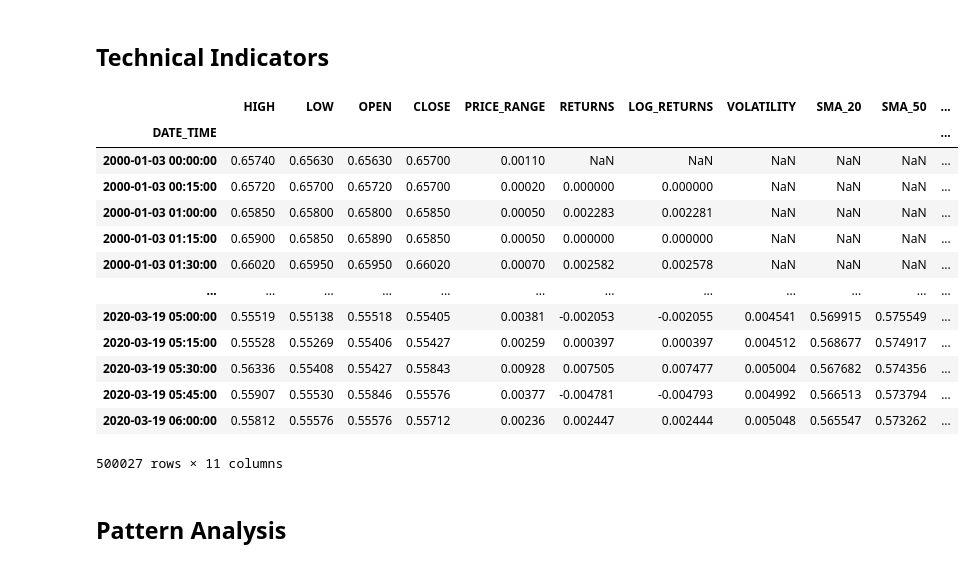
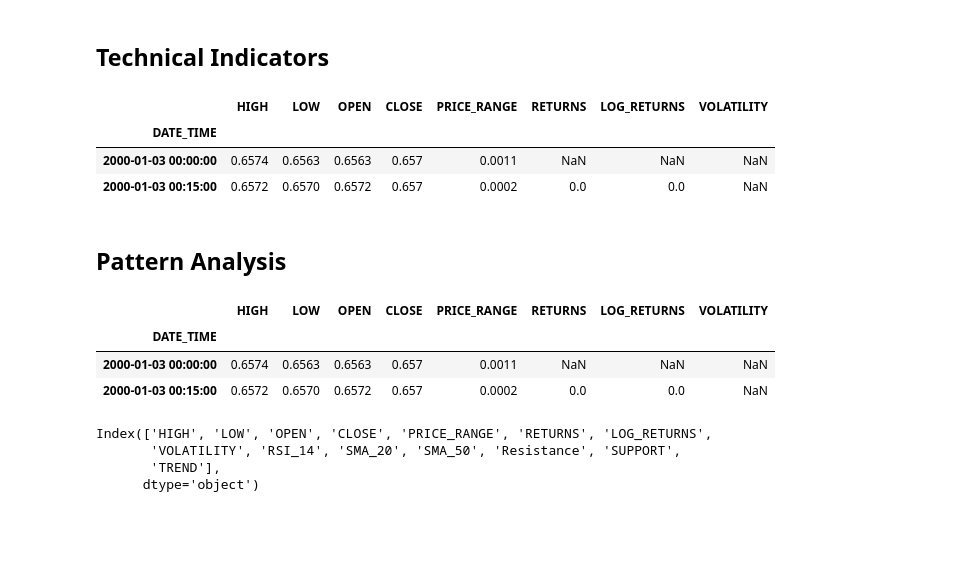
Before and after one commit to DhaneeraDulvanya/Currency-Analysis-for-AUDUSD, a Jupyter notebook: analysis_AUDUSD.ipynb, the cells around one changed output. Drawn from its saved outputs; the diff is of its cells as text; code cells hidden in the pictures; blank space fills up the shorter version.

```diff
--- a/analysis_AUDUSD.ipynb
+++ b/analysis_AUDUSD.ipynb
@@ -269,22 +259,12 @@ def calculate_rsi(prices, window = 14):
 
 df['RSI_14'] = calculate_rsi(df['CLOSE'])
 # %%
-df
+df.head(2)
 # %% [output]
-|  | HIGH | LOW | OPEN | CLOSE | PRICE_RANGE | RETURNS | LOG_RETURNS | VOLATILITY | SMA_20 | SMA_50 | ... |
-| DATE_TIME |  |  |  |  |  |  |  |  |  |  | ... |
-| 2000-01-03 00:00:00 | 0.65740 | 0.65630 | 0.65630 | 0.65700 | 0.00110 | NaN | NaN | NaN | NaN | NaN | ... |
-| 2000-01-03 00:15:00 | 0.65720 | 0.65700 | 0.65720 | 0.65700 | 0.00020 | 0.000000 | 0.000000 | NaN | NaN | NaN | ... |
-| 2000-01-03 01:00:00 | 0.65850 | 0.65800 | 0.65800 | 0.65850 | 0.00050 | 0.002283 | 0.002281 | NaN | NaN | NaN | ... |
-| 2000-01-03 01:15:00 | 0.65900 | 0.65850 | 0.65890 | 0.65850 | 0.00050 | 0.000000 | 0.000000 | NaN | NaN | NaN | ... |
-| 2000-01-03 01:30:00 | 0.66020 | 0.65950 | 0.65950 | 0.66020 | 0.00070 | 0.002582 | 0.002578 | NaN | NaN | NaN | ... |
-| ... | ... | ... | ... | ... | ... | ... | ... | ... | ... | ... | ... |
-| 2020-03-19 05:00:00 | 0.55519 | 0.55138 | 0.55518 | 0.55405 | 0.00381 | -0.002053 | -0.002055 | 0.004541 | 0.569915 | 0.575549 | ... |
-| 2020-03-19 05:15:00 | 0.55528 | 0.55269 | 0.55406 | 0.55427 | 0.00259 | 0.000397 | 0.000397 | 0.004512 | 0.568677 | 0.574917 | ... |
-| 2020-03-19 05:30:00 | 0.56336 | 0.55408 | 0.55427 | 0.55843 | 0.00928 | 0.007505 | 0.007477 | 0.005004 | 0.567682 | 0.574356 | ... |
-| 2020-03-19 05:45:00 | 0.55907 | 0.55530 | 0.55846 | 0.55576 | 0.00377 | -0.004781 | -0.004793 | 0.004992 | 0.566513 | 0.573794 | ... |
-| 2020-03-19 06:00:00 | 0.55812 | 0.55576 | 0.55576 | 0.55712 | 0.00236 | 0.002447 | 0.002444 | 0.005048 | 0.565547 | 0.573262 | ... |
+|  | HIGH | LOW | OPEN | CLOSE | PRICE_RANGE | RETURNS | LOG_RETURNS | VOLATILITY |
+| DATE_TIME |  |  |  |  |  |  |  |  |
+| 2000-01-03 00:00:00 | 0.6574 | 0.6563 | 0.6563 | 0.657 | 0.0011 | NaN | NaN | NaN |
+| 2000-01-03 00:15:00 | 0.6572 | 0.6570 | 0.6572 | 0.657 | 0.0002 | 0.0 | 0.0 | NaN |
-500027 rows × 11 columns
 # %% [markdown]
 ## Pattern Analysis
 # %%
@@ -298,3 +278,17 @@ df = find_support_resistance(df)
 # Trend Analysis
 
 df['TREND'] = np.where(df['CLOSE'] > df['SMA_20'], 'Uptrend', 'Downtrend')
+# %%
+df.head(2)
+# %% [output]
+|  | HIGH | LOW | OPEN | CLOSE | PRICE_RANGE | RETURNS | LOG_RETURNS | VOLATILITY |
+| DATE_TIME |  |  |  |  |  |  |  |  |
+| 2000-01-03 00:00:00 | 0.6574 | 0.6563 | 0.6563 | 0.657 | 0.0011 | NaN | NaN | NaN |
+| 2000-01-03 00:15:00 | 0.6572 | 0.6570 | 0.6572 | 0.657 | 0.0002 | 0.0 | 0.0 | NaN |
+# %%
+df.columns
+# %% [output]
+Index(['HIGH', 'LOW', 'OPEN', 'CLOSE', 'PRICE_RANGE', 'RETURNS', 'LOG_RETURNS',
+       'VOLATILITY', 'RSI_14', 'SMA_20', 'SMA_50', 'Resistance', 'SUPPORT',
+       'TREND'],
+      dtype='object')
```
Also changed, not shown: parts of 7 cells of this notebook.
